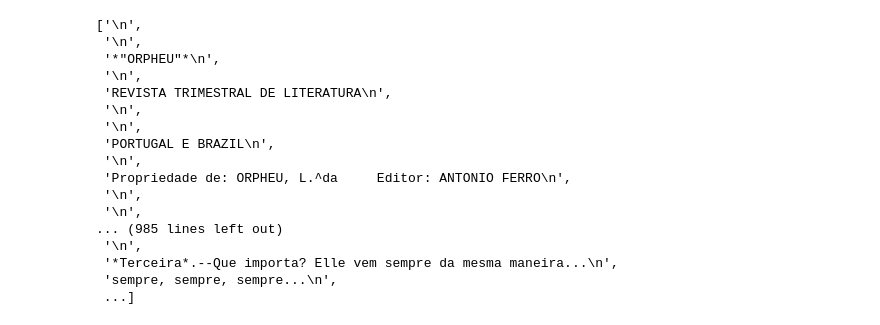
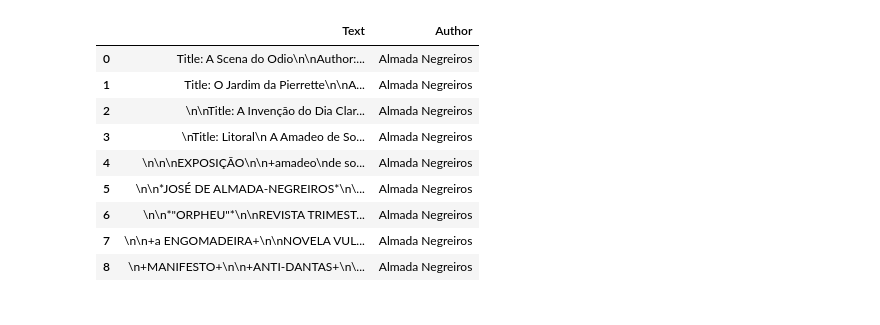
Before and after one commit to CatPalha/textMiningProject, a Jupyter notebook: Text Mining - 1.ipynb, the cells around one changed output. Drawn from its saved outputs; the diff is of its cells as text; code cells hidden in the pictures.

```diff
--- a/Text Mining - 1.ipynb
+++ b/Text Mining - 1.ipynb
@@ -10,20 +0,0 @@ corpus = load_corpus("C:/Users/Mafalda/Text Mining/textMiningProject/Corpora/tra
-# %%
-corpus
-# %% [output]
-['\n',
- '\n',
- '*"ORPHEU"*\n',
- '\n',
- 'REVISTA TRIMESTRAL DE LITERATURA\n',
- '\n',
- '\n',
- 'PORTUGAL E BRAZIL\n',
- '\n',
- 'Propriedade de: ORPHEU, L.^da     Editor: ANTONIO FERRO\n',
- '\n',
- '\n',
-... (985 lines left out)
- '\n',
- '*Terceira*.--Que importa? Elle vem sempre da mesma maneira...\n',
- 'sempre, sempre, sempre...\n',
- ...]
@@ -29,0 +19,26 @@ corpus
+# %%
+train_set_almada = [
+    'AlmadaNegreiros/pg22615.txt',
+    'AlmadaNegreiros/pg22730.txt',
+    'AlmadaNegreiros/pg22801.txt',
+    'AlmadaNegreiros/pg22802.txt',
+    'AlmadaNegreiros/pg22969.txt',
+    'AlmadaNegreiros/pg23133.txt',
+    'AlmadaNegreiros/pg23620.txt',
+    'AlmadaNegreiros/pg23879.txt',
+    'AlmadaNegreiros/pg23961.txt'
+]
+# %%
+corpora_almada = load_corpora(train_set_almada, 'Almada Negreiros')
+corpora_almada
+# %% [output]
+|  | Text | Author |
+| 0 | Title: A Scena do Odio\n\nAuthor:... | Almada Negreiros |
+| 1 | Title: O Jardim da Pierrette\n\nA... | Almada Negreiros |
+| 2 | \n\nTitle: A Invenção do Dia Clar... | Almada Negreiros |
+| 3 | \nTitle: Litoral\n A Amadeo de So... | Almada Negreiros |
+| 4 | \n\n\nEXPOSIÇÃO\n\n+amadeo\nde so... | Almada Negreiros |
+| 5 | \n\n*JOSÉ DE ALMADA-NEGREIROS*\n\... | Almada Negreiros |
+| 6 | \n\n*"ORPHEU"*\n\nREVISTA TRIMEST... | Almada Negreiros |
+| 7 | \n\n+a ENGOMADEIRA+\n\nNOVELA VUL... | Almada Negreiros |
+| 8 | \n+MANIFESTO+\n\n+ANTI-DANTAS+\n\... | Almada Negreiros |
```
Also changed, not shown: parts of 12 cells of this notebook.
